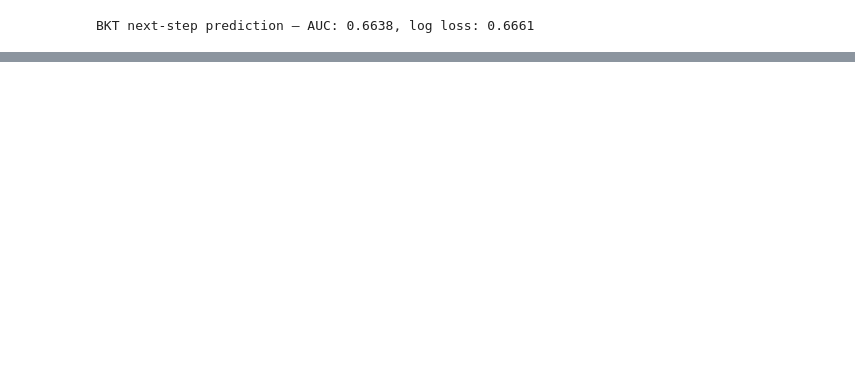
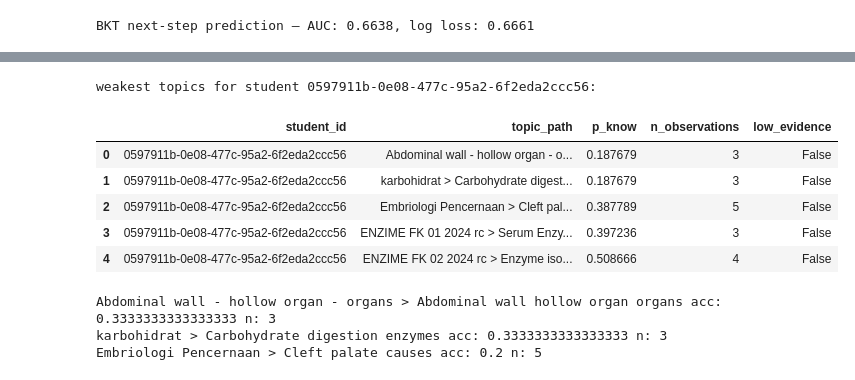
Before and after one commit to medical-uc/intelligent-tutoring-system-for-medical-student, a Jupyter notebook: notebooks/knowledge_tracing.ipynb, the cells around one changed output, grey strips where cells are left out. Cells and saved outputs as stored; diff of their text form; code cells hidden in the pictures; blank space fills up the shorter version.

```diff
--- a/notebooks/knowledge_tracing.ipynb
+++ b/notebooks/knowledge_tracing.ipynb
@@ -476,0 +219,48 @@ is weak on X") needs to be explainable to a student or instructor.
+# %%
+def weakest_topics(
+    student_id: str,
+    mastery_df: pd.DataFrame,
+    top_n: int = 5,
+    min_observations: int = 3,
+) -> pd.DataFrame:
+    """This student's lowest-p_know topics, ascending — the recommend-what-to-study query
+    the personalization system runs (GET /students/me/mastery, sorted client- or
+    server-side).
+
+    Adds a `low_evidence` flag for pairs with fewer than `min_observations` attempts: with
+    only 1-2 attempts, p_know is still close to p_init (the prior) rather than a real
+    read on the student, so surfacing it as "weak" without qualification would overstate
+    confidence. Rows are NOT dropped — a topic never attempted is still worth surfacing as
+    "unknown, go try it" — just labeled so the caller (or UI) can render it differently
+    (e.g. "not enough data yet" instead of a confident weak-topic claim)."""
+    out = (
+        mastery_df[mastery_df["student_id"] == student_id]
+        .sort_values("p_know")
+        .head(top_n)
+        .reset_index(drop=True)
+    )
+    out["low_evidence"] = out["n_observations"] < min_observations
+    return out
+
+
+example_student = mastery_df["student_id"].iloc[0]
+print(f"weakest topics for student {example_student}:")
+weakest_topics(example_student, mastery_df)
+# %% [output]
+weakest topics for student 0597911b-0e08-477c-95a2-6f2eda2ccc56:
+|  | student_id | topic_path | p_know | n_observations | low_evidence |
+| 0 | 0597911b-0e08-477c-95a2-6f2eda2ccc56 | Abdominal wall - hollow organ - o... | 0.187679 | 3 | False |
+| 1 | 0597911b-0e08-477c-95a2-6f2eda2ccc56 | karbohidrat > Carbohydrate digest... | 0.187679 | 3 | False |
+| 2 | 0597911b-0e08-477c-95a2-6f2eda2ccc56 | Embriologi Pencernaan > Cleft pal... | 0.387789 | 5 | False |
+| 3 | 0597911b-0e08-477c-95a2-6f2eda2ccc56 | ENZIME FK 01 2024 rc > Serum Enzy... | 0.397236 | 3 | False |
+| 4 | 0597911b-0e08-477c-95a2-6f2eda2ccc56 | ENZIME FK 02 2024 rc > Enzyme iso... | 0.508666 | 4 | False |
+# %%
+sid = example_student
+weak = weakest_topics(sid, mastery_df, top_n=3)
+for tp in weak["topic_path"]:
+    sub = df_sorted[(df_sorted.student_id == sid) & (df_sorted.topic_path == tp)]
+    print(tp, "acc:", sub["correct"].mean(), "n:", len(sub))
+# %% [output]
+Abdominal wall - hollow organ - organs > Abdominal wall hollow organ organs acc: 0.3333333333333333 n: 3
+karbohidrat > Carbohydrate digestion enzymes acc: 0.3333333333333333 n: 3
+Embriologi Pencernaan > Cleft palate causes acc: 0.2 n: 5
```
Also changed, not shown: parts of 13 cells of this notebook.
